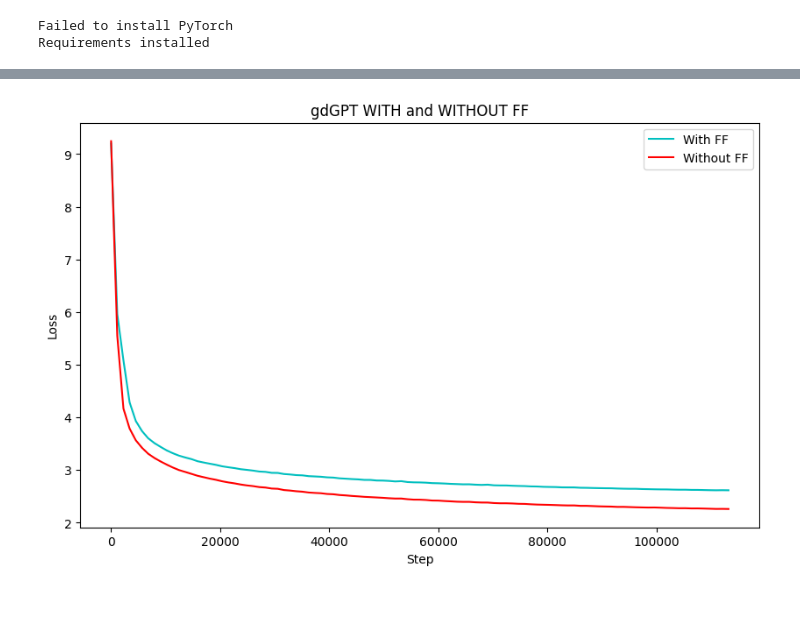
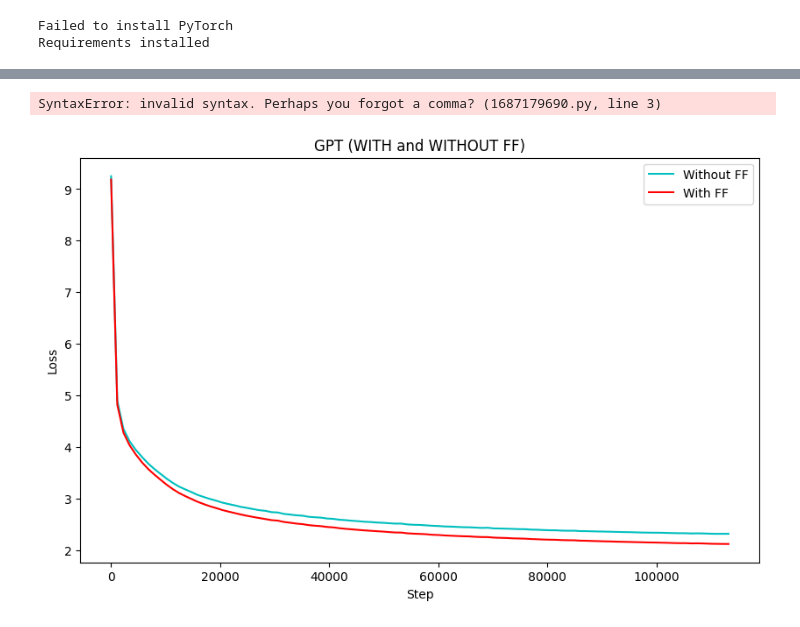
Before and after one commit to williamconvertino/GDM, a Jupyter notebook: experiments/visualize_losses.ipynb, the cells around one changed output, grey strips where cells are left out. Saved outputs shown, nothing was run; the diff lists cells and outputs as text; code cells hidden in the pictures.

```diff
--- a/experiments/visualize_losses.ipynb
+++ b/experiments/visualize_losses.ipynb
@@ -16,12 +16,21 @@ visualize_loss_from_files(
 # %%
 visualize_loss_from_files(
-  ('gdGPT_8H_1L_512E_noFF_val_results', 'With FF'),
-  ('gdGPT_8H_1L_512E_val_results', 'Without FF'),
-  title='gdGPT WITH and WITHOUT FF',
+  ('gdGPT_8H_1L_512E_noFF_val_results', 'Without FF'),
+  ('gdGPT_8H_1L_512E_val_results', 'With FF'),
+  title='gdGPT (WITH and WITHOUT FF)',
   num_epochs=1
 )
 # %% [output]
-[figure, removed]
+SyntaxError: invalid syntax. Perhaps you forgot a comma? (1687179690.py, line 3)
+# %%
+visualize_loss_from_files(
+  ('GPT_8H_1L_512E_noFF_val_results', 'Without FF'),
+  ('GPT_8H_1L_512E_val_results', 'With FF'),
+  title='GPT (WITH and WITHOUT FF)',
+  num_epochs=1
+)
+# %% [output]
+[figure, added]
 # %%
 visualize_loss_from_files(
   ('gdGPT_8H_1L_512E_val_results', 'gdGPT'),
```
Also changed, not shown: parts of 8 cells of this notebook, 9 other files.
